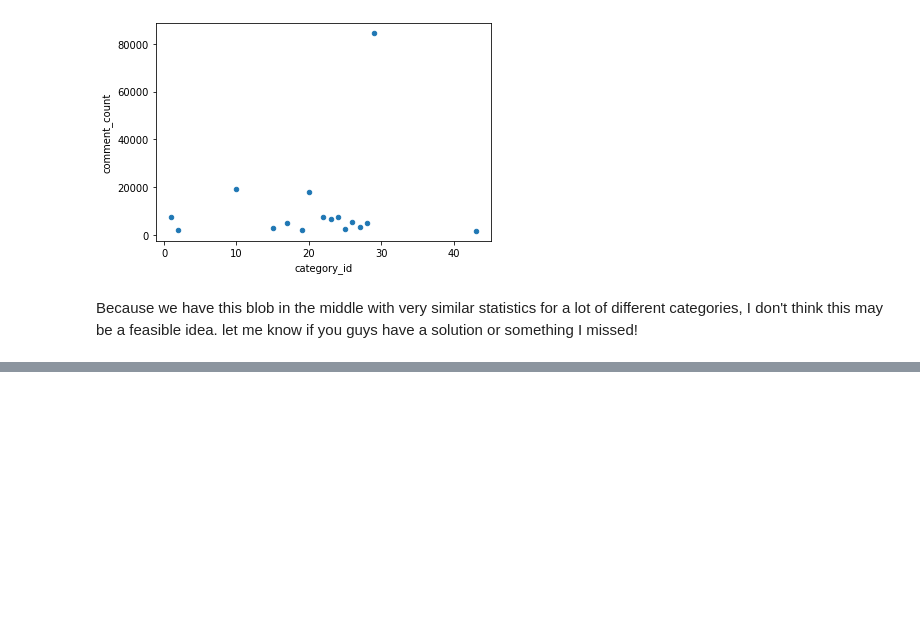
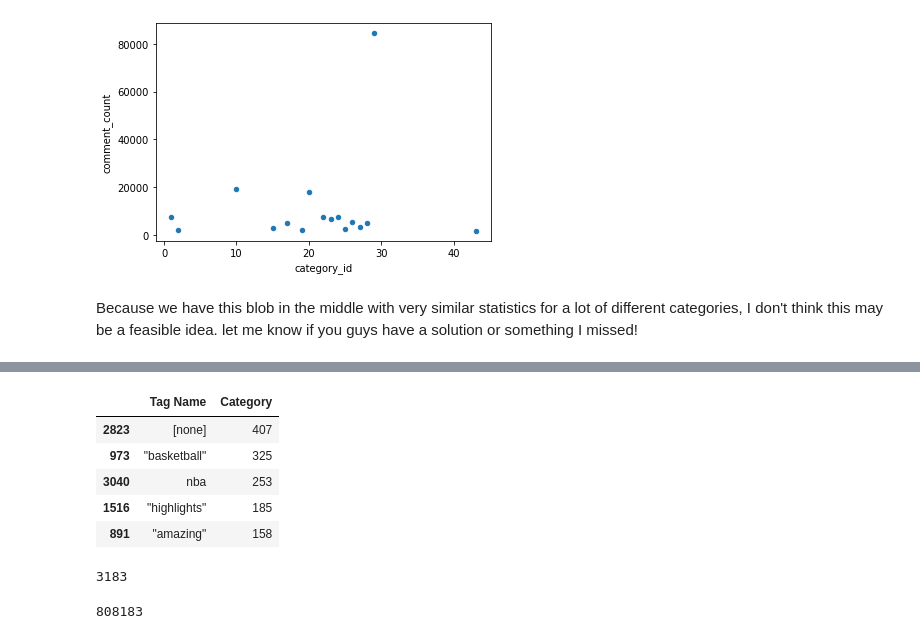
Before and after one commit to annyoo96/YoutubeTrendingClassifier, a Jupyter notebook: EDA_Notebook.ipynb, the cells around one changed output, grey strips where cells are left out. Drawn from its saved outputs; the diff is of its cells as text; code cells hidden in the pictures; blank space fills up the shorter version.

```diff
--- a/EDA_Notebook.ipynb
+++ b/EDA_Notebook.ipynb
@@ -82,0 +183,15 @@ Because we have this blob in the middle with very similar statistics for a lot o
+# %%
+grouped_tag_count = tags_df.groupby(["Tag Name"]).count().reset_index()
+final_df = grouped_tag_count.sort_values(by=['Category'], ascending=False)
+final_df.head()
+# %% [output]
+|  | Tag Name | Category |
+| 2823 | [none] | 407 |
+| 973 | "basketball" | 325 |
+| 3040 | nba | 253 |
+| 1516 | "highlights" | 185 |
+| 891 | "amazing" | 158 |
+# %%
+len(set(tags_df["Tag Name"]))
+# %% [output]
+3183
@@ -82,0 +209,4 @@ Because we have this blob in the middle with very similar statistics for a lot o
+# %%
+csum
+# %% [output]
+808183
```
Also changed, not shown: parts of 15 cells of this notebook.
